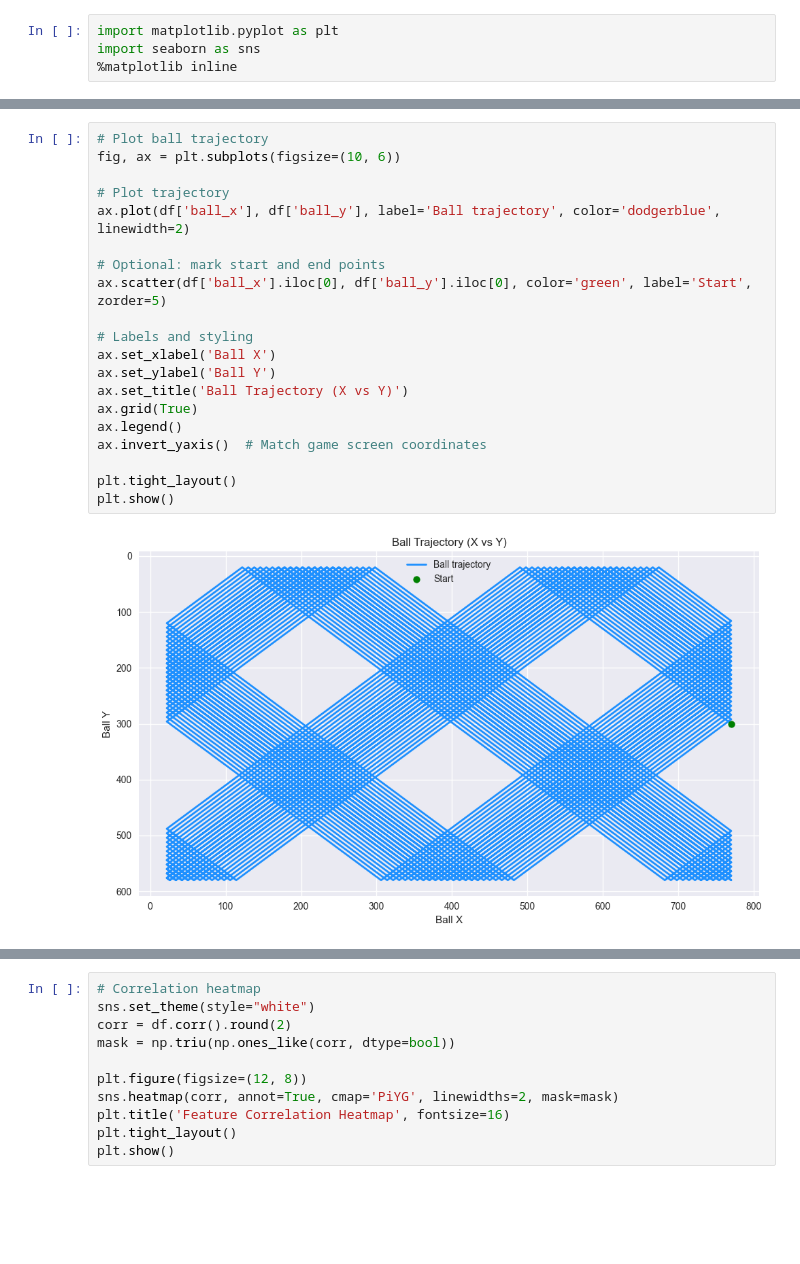
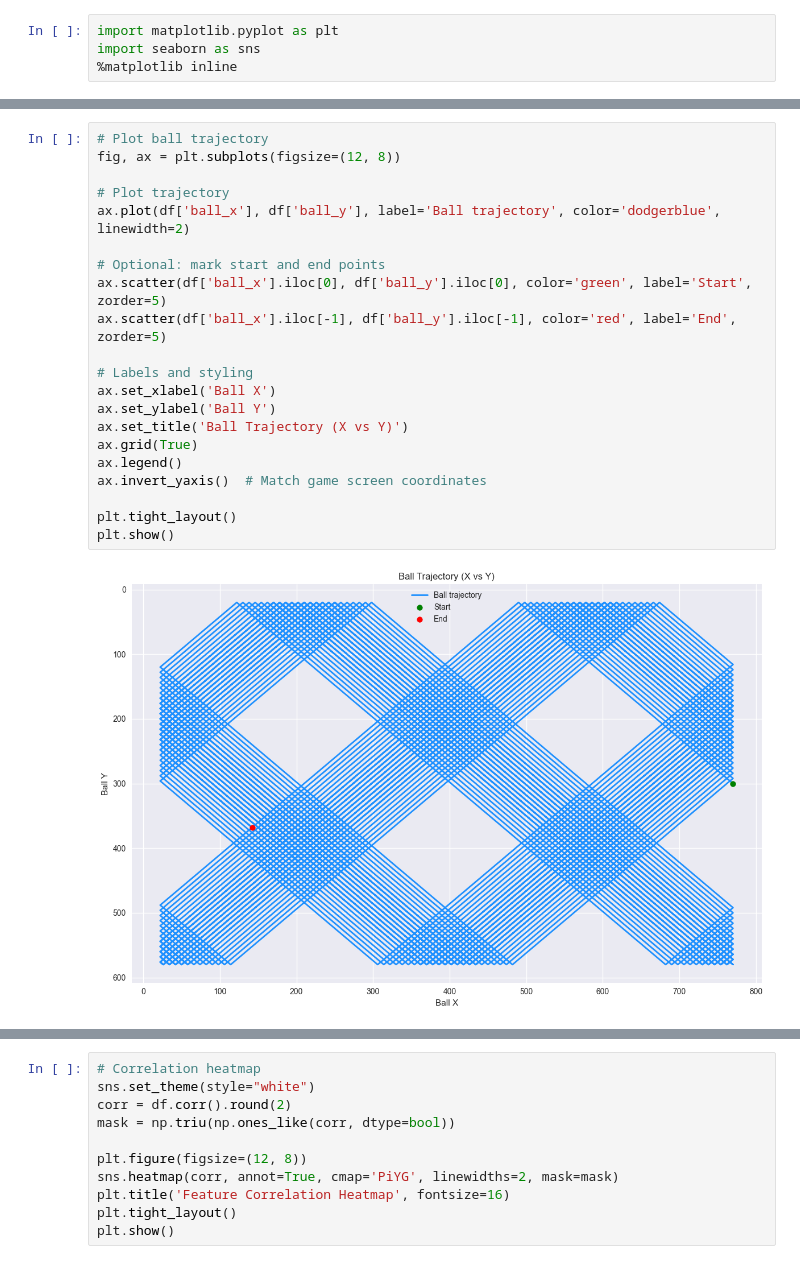
Before and after one commit to mgmytrasiewicz/pygame-pong-v2, a Jupyter notebook: ml-pong.ipynb, the cells around one changed output, grey strips where cells are left out. Saved outputs shown, nothing was run; the diff lists cells and outputs as text; blank space fills up the shorter version.

```diff
--- a/ml-pong.ipynb
+++ b/ml-pong.ipynb
@@ -15,22 +26,23 @@ import seaborn as sns
 # %%
 # Plot ball trajectory
-fig, ax = plt.subplots(figsize=(10, 6))
+fig, ax = plt.subplots(figsize=(12, 8))
 
 # Plot trajectory
 ax.plot(df['ball_x'], df['ball_y'], label='Ball trajectory', color='dodgerblue', linewidth=2)
 
 # Optional: mark start and end points
 ax.scatter(df['ball_x'].iloc[0], df['ball_y'].iloc[0], color='green', label='Start', zorder=5)
+ax.scatter(df['ball_x'].iloc[-1], df['ball_y'].iloc[-1], color='red', label='End', zorder=5)
 
 # Labels and styling
 ax.set_xlabel('Ball X')
 ax.set_ylabel('Ball Y')
 ax.set_title('Ball Trajectory (X vs Y)')
 ax.grid(True)
 ax.legend()
 ax.invert_yaxis()  # Match game screen coordinates
 
 plt.tight_layout()
 plt.show()
 # %% [output]
-[figure, old version]
+[figure, new version]
```
Also changed, not shown: parts of 11 cells of this notebook.
